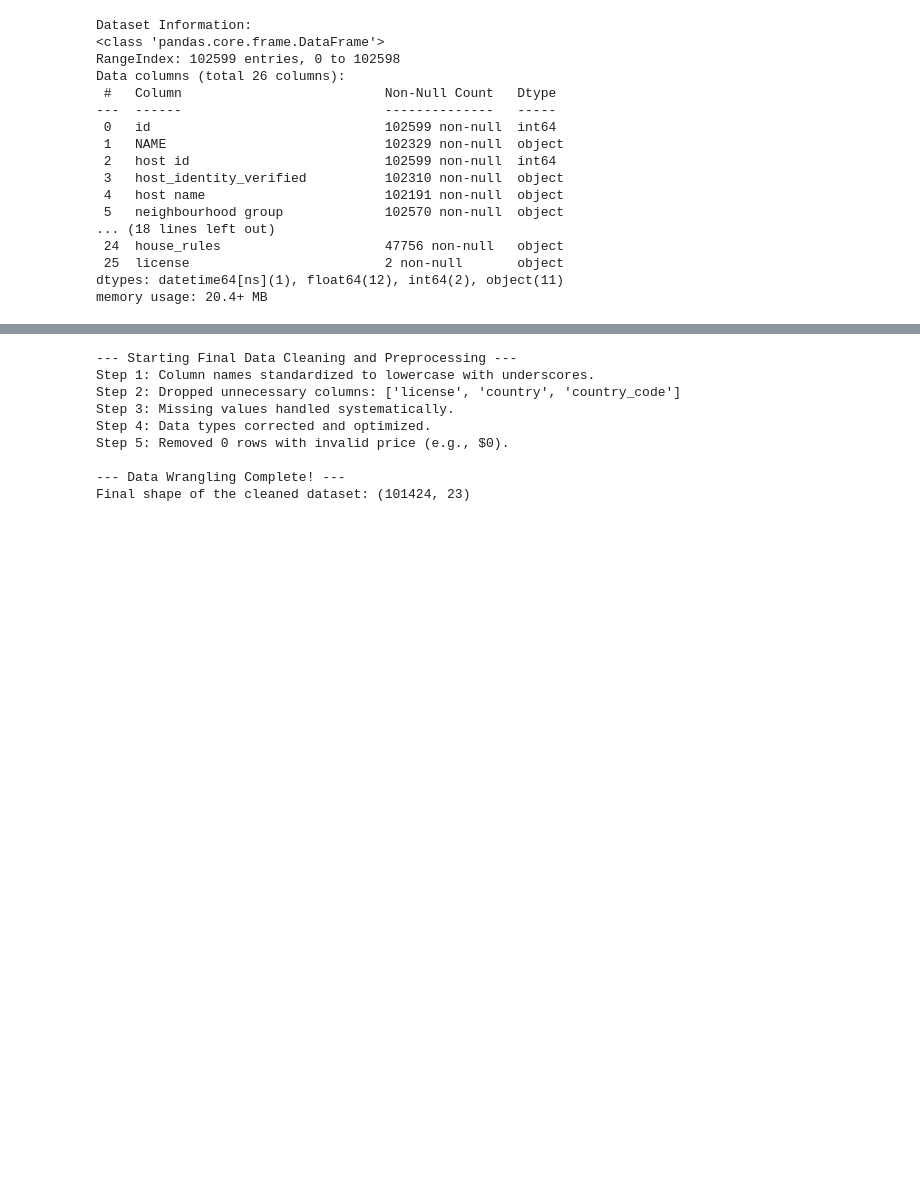
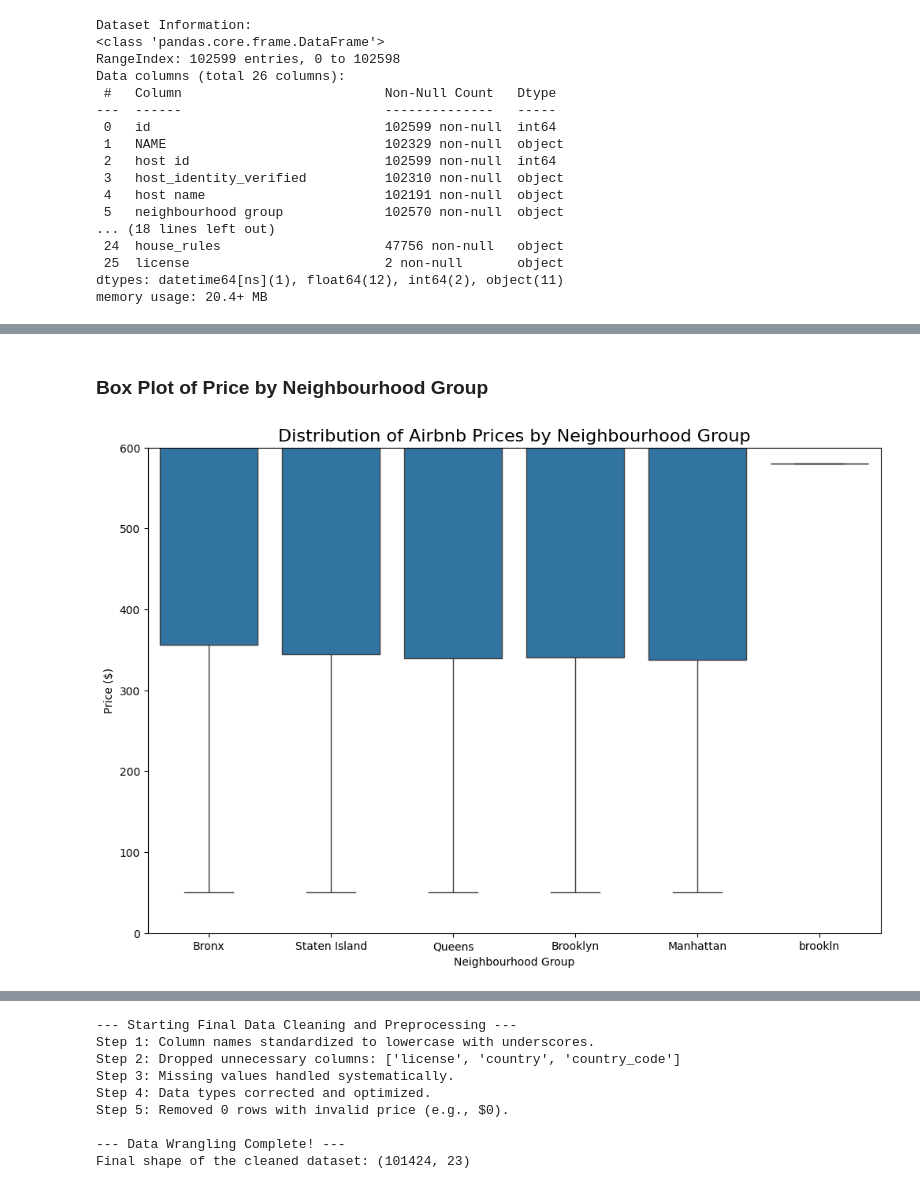
Before and after one commit to Vaibhav-153/VOIS_AICTE_Sep2025_VaibhavAdmane, a Jupyter notebook: Vaibhav_Admane_Source_Code.ipynb, the cells around one changed output, grey strips where cells are left out. Cells and saved outputs as stored; diff of their text form; code cells hidden in the pictures; blank space fills up the shorter version.

```diff
--- a/Vaibhav_Admane_Source_Code.ipynb
+++ b/Vaibhav_Admane_Source_Code.ipynb
@@ -69,0 +91,18 @@ memory usage: 20.4+ MB
+# %% [markdown]
+### Box Plot of Price by Neighbourhood Group
+# %%
+plt.figure(figsize=(12, 8))
+sns.boxplot(
+    x='neighbourhood_group',
+    y='price',
+    data=df_cleaned,
+    order=df_cleaned.groupby('neighbourhood_group')['price'].median().sort_values(ascending=False).index # Order by median price
+)
+# Filter y-axis to remove extreme outliers and make the plot readable
+plt.ylim(0, 600)
+plt.title('Distribution of Airbnb Prices by Neighbourhood Group', fontsize=16)
+plt.xlabel('Neighbourhood Group')
+plt.ylabel('Price ($)')
+plt.show()
+# %% [output]
+[figure, added]
```
Also changed, not shown: parts of 4 cells of this notebook.
